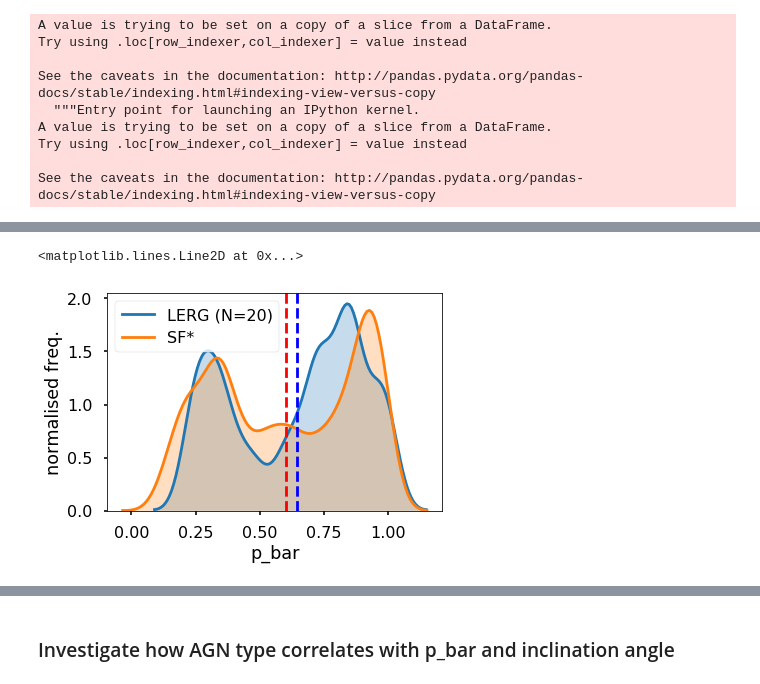
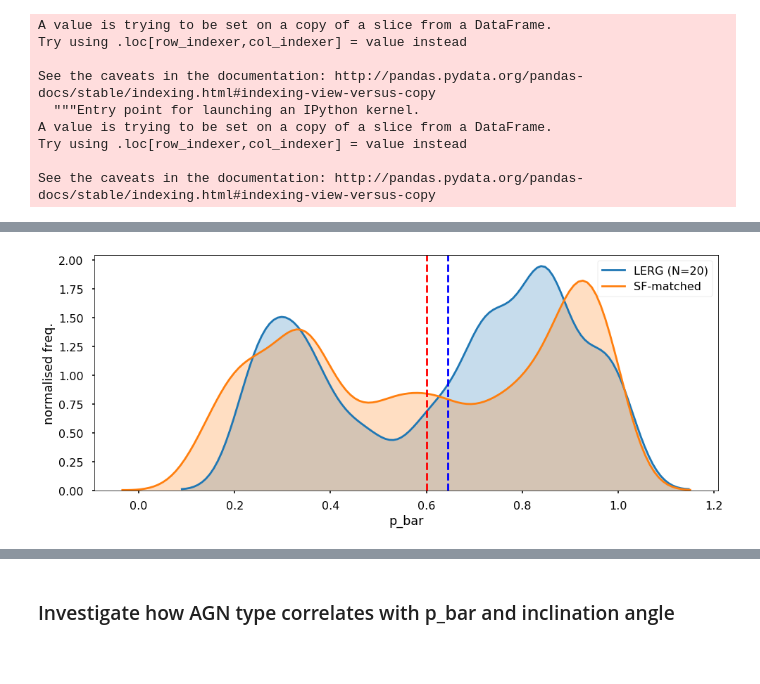
Before and after one commit to mwalmsley/find_agn, a Jupyter notebook: AGN v Bar MVP.ipynb, the cells around one changed output, grey strips where cells are left out. Cells and saved outputs as stored; diff of their text form; code cells hidden in the pictures; blank space fills up the shorter version.

```diff
--- a/AGN v Bar MVP.ipynb
+++ b/AGN v Bar MVP.ipynb
@@ -494,14 +409,15 @@ fig.tight_layout()
 # %%
+fig, ax = plt.subplots(figsize=(14, 6))
 ax = sns.kdeplot(data=lerg['p_bar'], shade=True, bw=0.05, legend=False)
 ax = sns.kdeplot(data=sf_sampled['p_bar'], shade=True, bw=0.05, legend=False)
 ax.set_xlabel('p_bar')
 ax.set_ylabel('normalised freq.')
 ax.legend([
     'LERG (N={})'.format(len(lerg)),
-    'SF* '.format(len(sf_sampled))
+    'SF-matched '.format(len(sf_sampled))
 ])
 ax.axvline(lerg['p_bar'].mean(), color='b', linestyle='--')
 ax.axvline(sf_sampled['p_bar'].mean(), color='r', linestyle='--')
+fig.tight_layout()
 # %% [output]
-<matplotlib.lines.Line2D at 0x...>
-[figure, old version]
+[figure, new version]
```
Also changed, not shown: parts of 54 cells of this notebook, 8 other files.
